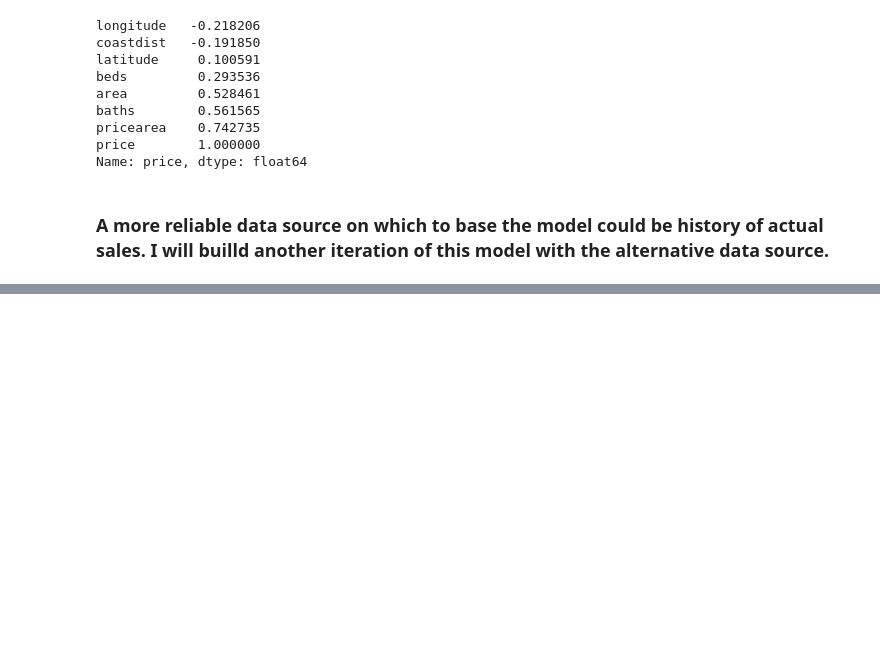
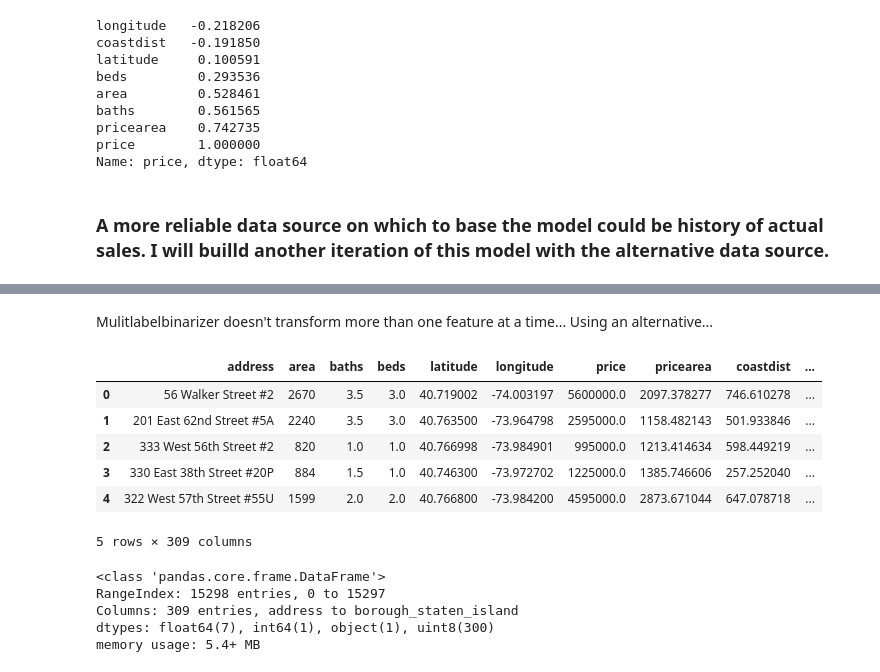
Before and after one commit to olaoluthomas/NYC_RealEstate, a Jupyter notebook: Preprocessing_EDA.ipynb, the cells around one changed output, grey strips where cells are left out. Saved outputs shown, nothing was run; the diff lists cells and outputs as text; code cells hidden in the pictures; blank space fills up the shorter version.

```diff
--- a/Preprocessing_EDA.ipynb
+++ b/Preprocessing_EDA.ipynb
@@ -1303,0 +1334,21 @@ Name: price, dtype: float64
+# %% [markdown]
+Mulitlabelbinarizer doesn't transform more than one feature at a time... Using an alternative...
+# %%
+new_df = pd.get_dummies(df, columns=["buildingtype","neighborhood","borough"])
+new_df.head()
+# %% [output]
+|  | address | area | baths | beds | latitude | longitude | price | pricearea | coastdist | ... |
+| 0 | 56 Walker Street #2 | 2670 | 3.5 | 3.0 | 40.719002 | -74.003197 | 5600000.0 | 2097.378277 | 746.610278 | ... |
+| 1 | 201 East 62nd Street #5A | 2240 | 3.5 | 3.0 | 40.763500 | -73.964798 | 2595000.0 | 1158.482143 | 501.933846 | ... |
+| 2 | 333 West 56th Street #2 | 820 | 1.0 | 1.0 | 40.766998 | -73.984901 | 995000.0 | 1213.414634 | 598.449219 | ... |
+| 3 | 330 East 38th Street #20P | 884 | 1.5 | 1.0 | 40.746300 | -73.972702 | 1225000.0 | 1385.746606 | 257.252040 | ... |
+| 4 | 322 West 57th Street #55U | 1599 | 2.0 | 2.0 | 40.766800 | -73.984200 | 4595000.0 | 2873.671044 | 647.078718 | ... |
+5 rows × 309 columns
+# %%
+new_df.info()
+# %% [output]
+<class 'pandas.core.frame.DataFrame'>
+RangeIndex: 15298 entries, 0 to 15297
+Columns: 309 entries, address to borough_staten_island
+dtypes: float64(7), int64(1), object(1), uint8(300)
+memory usage: 5.4+ MB
```
Also changed, not shown: parts of 14 cells of this notebook, 15 other files.
